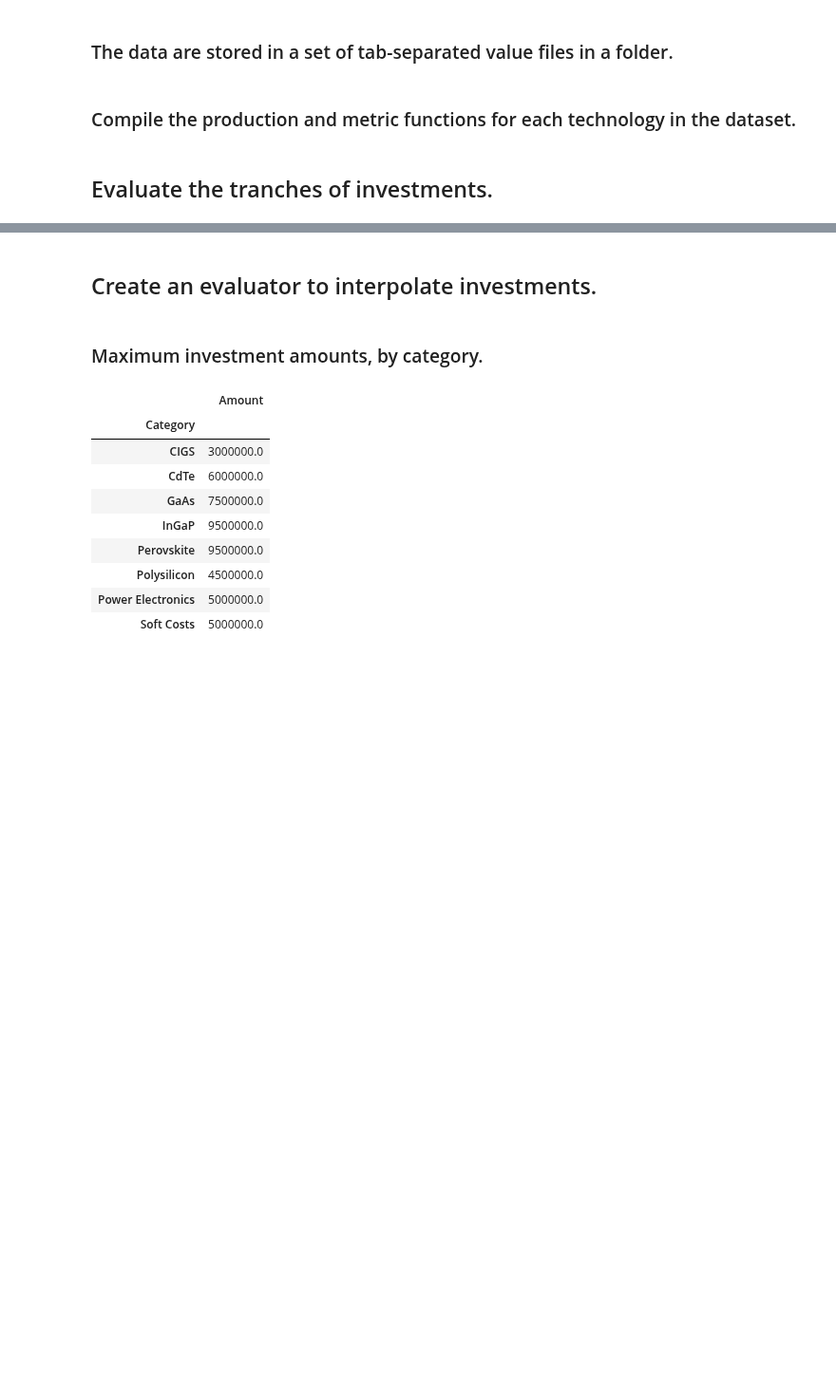
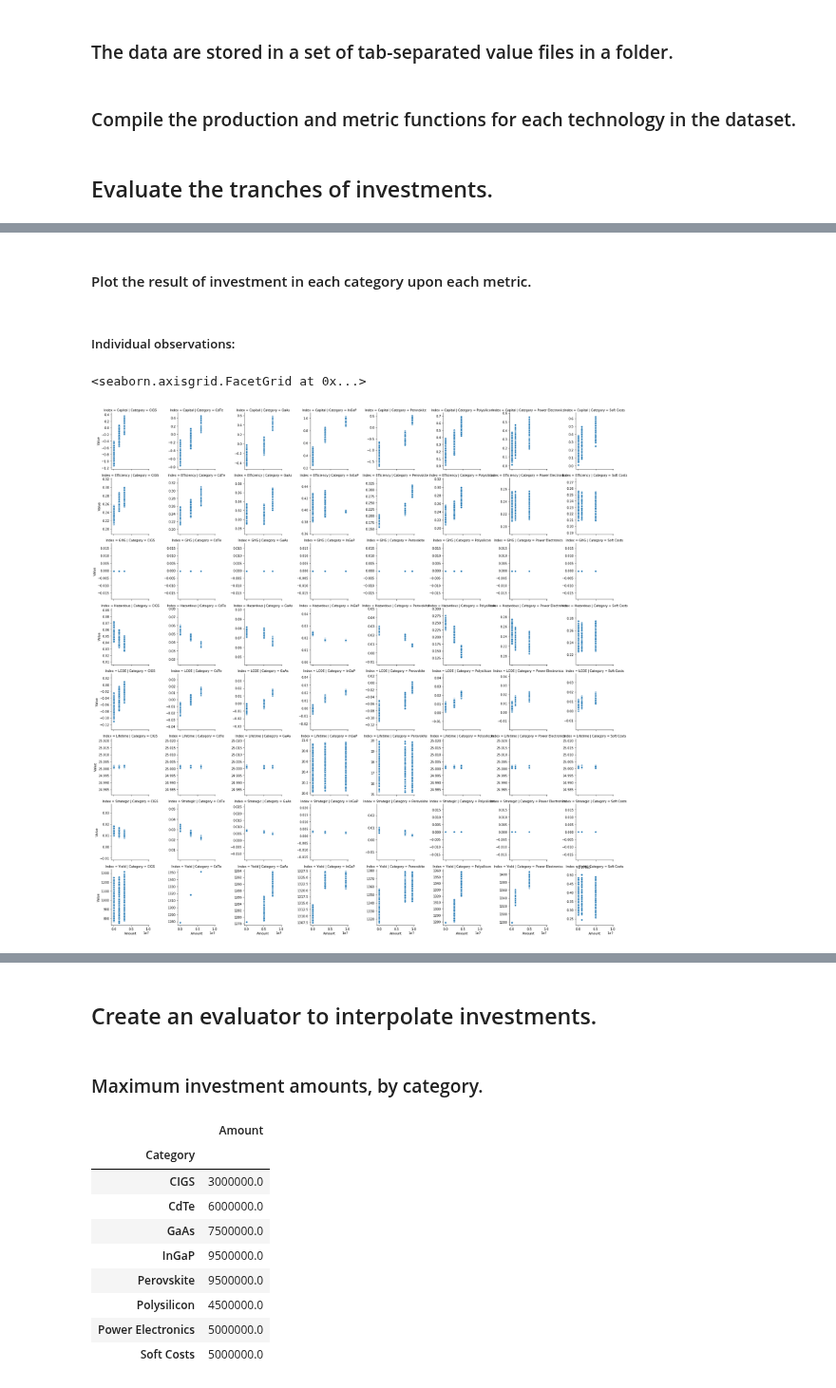
Before and after one commit to NREL/tyche, a Jupyter notebook: ioc-1/ioc-1-optimization.ipynb, the cells around one changed output, grey strips where cells are left out. Shown at 95% size. Drawn from its saved outputs; the diff is of its cells as text; code cells hidden in the pictures; blank space fills up the shorter version.

```diff
--- a/ioc-1/ioc-1-optimization.ipynb
+++ b/ioc-1/ioc-1-optimization.ipynb
@@ -35,0 +60,3 @@ tranche_results = investments.evaluate_tranches(designs, sample_count=250)
+# %%
+results = investments.tranches.join(tranche_results.summary)
+results
@@ -35,0 +78,10 @@ tranche_results = investments.evaluate_tranches(designs, sample_count=250)
+# %% [markdown]
+#### Plot the result of investment in each category upon each metric.
+# %% [markdown]
+##### Individual observations:
+# %%
+g = sb.FacetGrid(results.reset_index(), col="Category",  row="Index", sharey=False)
+g.map(sb.scatterplot, "Amount", "Value")
+# %% [output]
+<seaborn.axisgrid.FacetGrid at 0x...>
+[figure, added]
```
Also changed, not shown: parts of 18 cells of this notebook, 2 other files.
